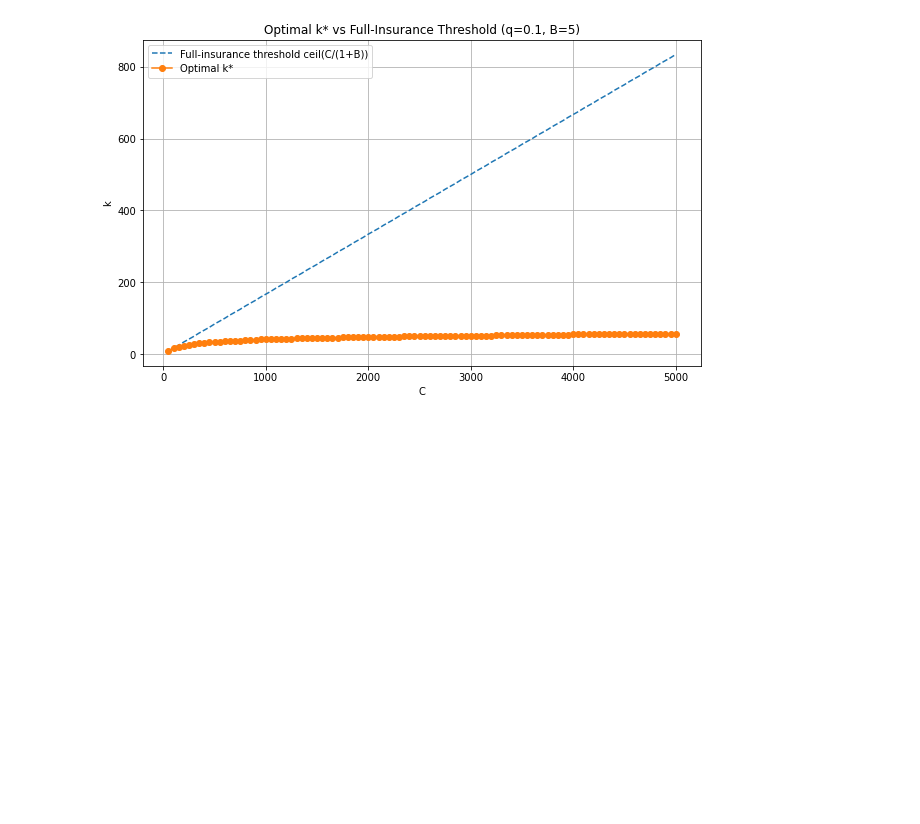
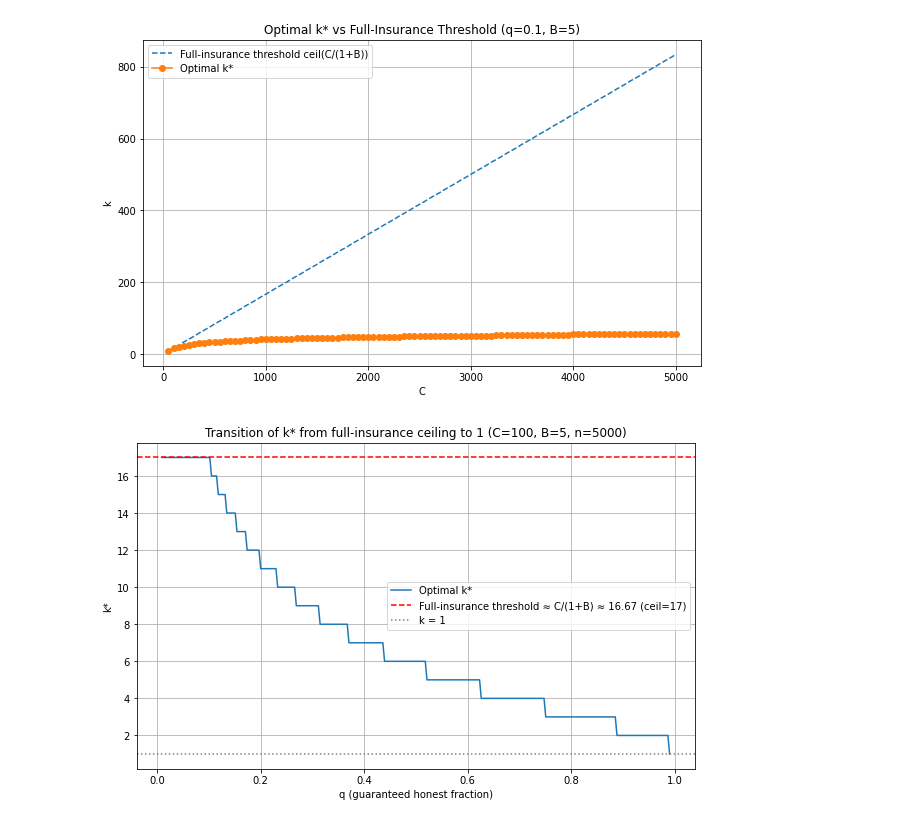
Before and after one commit to michaelneuder/continued-participation, a Jupyter notebook: copar-2.ipynb, the cells around one changed output. Cells and saved outputs as stored; diff of their text form; code cells hidden in the pictures; blank space fills up the shorter version.

```diff
--- a/copar-2.ipynb
+++ b/copar-2.ipynb
@@ -184,3 +184,53 @@ plt.grid(True)
 plt.show()
 # %% [output]
 [figure]
+# %%
+import math
+import numpy as np
+import matplotlib.pyplot as plt
+
+# Parameters
+C = 100
+B = 5
+n = 5000          # large n so hypergeometric approx is good
+k_threshold = C / (1 + B)   # full-insurance threshold (real value)
+k_thr_int = math.ceil(k_threshold)
+
+# q range: start low (but above 0) to near 1
+q_values = np.linspace(0.01, 0.99, 300)  # from 1% honest guarantee up to 99%
+
+def expected_cost(n, m, C, B, k):
+    sybils = n - m
+    # exact hypergeometric probability that all k are Sybils
+    # P0 = comb(sybils, k) / comb(n, k) if k <= sybils else 0
+    if k > sybils:
+        P0 = 0.0
+    else:
+        P0 = math.comb(sybils, k) / math.comb(n, k)
+    return P0 * (C - k * B) + (1 - P0) * k
+
+def optimal_k_for_q(q, n, C, B):
+    m = int(round(q * n))
+    # search up to ceiling threshold
+    k_max = min(n, math.ceil(C / (1 + B)))
+    best_k, best_cost = None, float("inf")
+    for k in range(1, k_max + 1):
+        cost = expected_cost(n, m, C, B, k)
+        if cost < best_cost - 1e-12:
+            best_cost, best_k = cost, k
+    return best_k
+
+k_star_vals = [optimal_k_for_q(q, n, C, B) for q in q_values]
+
+plt.figure(figsize=(10,6))
+plt.plot(q_values, k_star_vals, label="Optimal k*")
+plt.axhline(k_thr_int, color='red', linestyle='--', label=f"Full-insurance threshold ≈ C/(1+B) ≈ {k_threshold:.2f} (ceil={k_thr_int})")
+plt.axhline(1, color='gray', linestyle=':', label="k = 1")
+plt.xlabel("q (guaranteed honest fraction)")
+plt.ylabel("k*")
+plt.title(f"Transition of k* from full-insurance ceiling to 1 (C={C}, B={B}, n={n})")
+plt.legend()
+plt.grid(True)
+plt.show()
+# %% [output]
+[figure, added]
```
